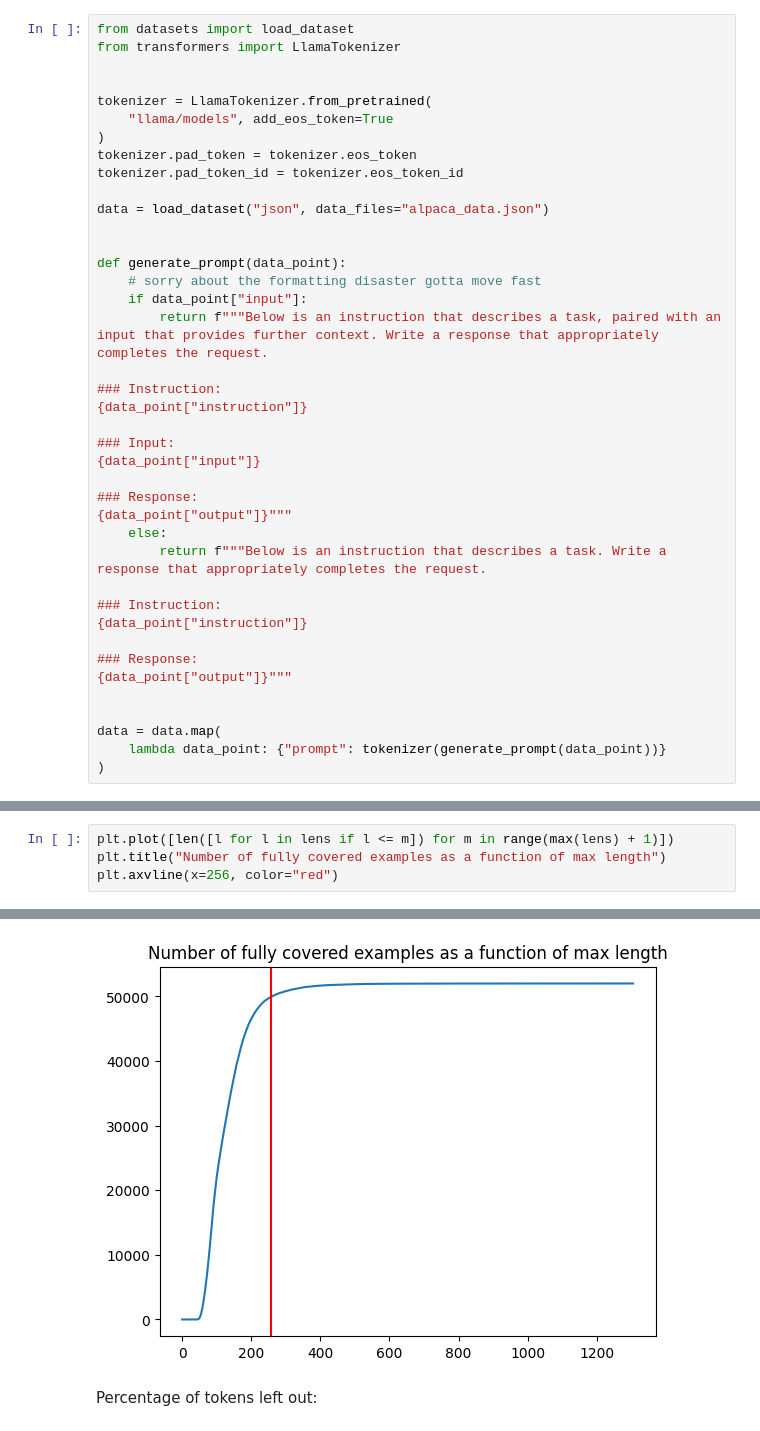
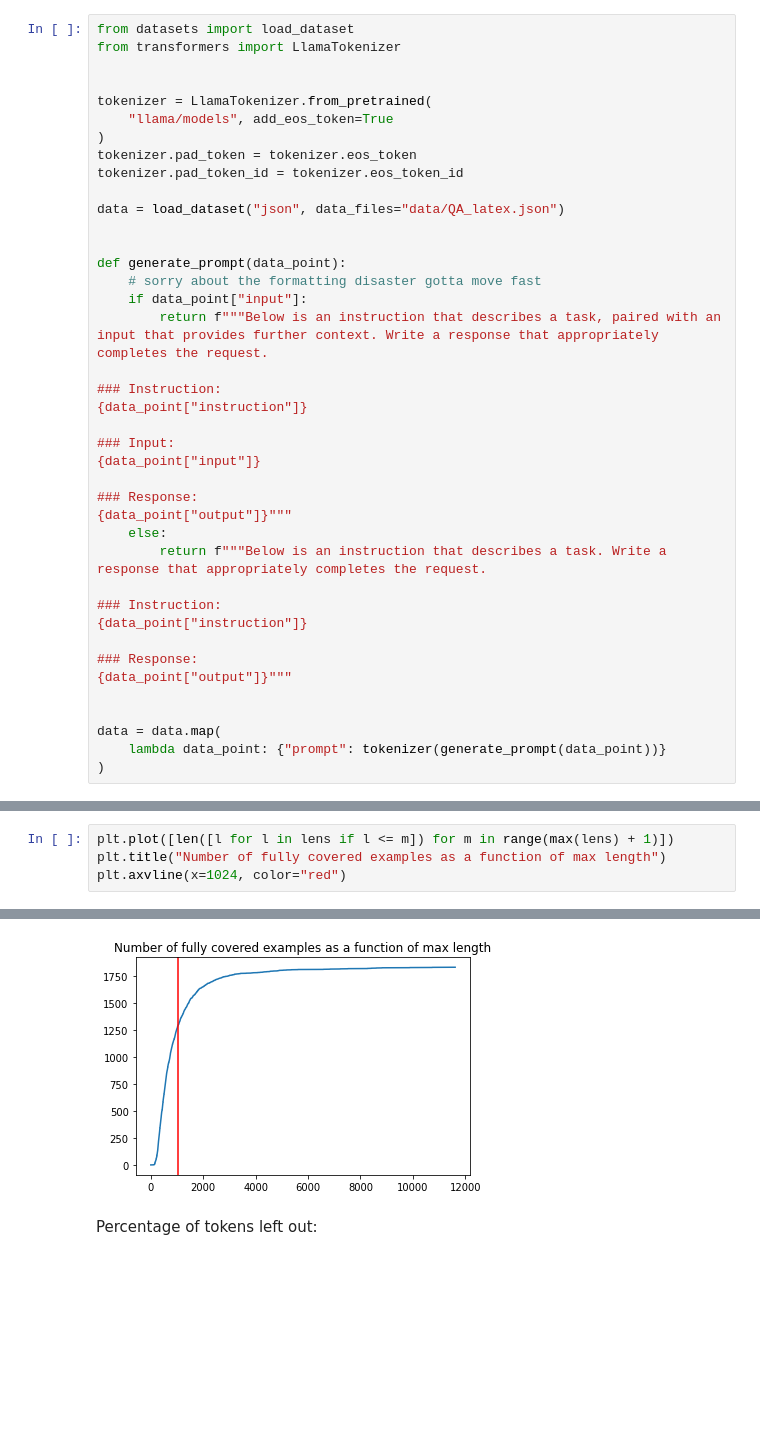
Before and after one commit to vateseif/alpaca-lora, a Jupyter notebook: lengths.ipynb, the cells around one changed output, grey strips where cells are left out. Cells and saved outputs as stored; diff of their text form; blank space fills up the shorter version.

```diff
--- a/lengths.ipynb
+++ b/lengths.ipynb
@@ -9,7 +9,7 @@ tokenizer = LlamaTokenizer.from_pretrained(
 tokenizer.pad_token = tokenizer.eos_token
 tokenizer.pad_token_id = tokenizer.eos_token_id
 
-data = load_dataset("json", data_files="alpaca_data.json")
+data = load_dataset("json", data_files="data/QA_latex.json")
 
 
 def generate_prompt(data_point):
@@ -70,10 +54,10 @@ plt.axvline(256, color="red")
 # %%
 plt.plot([len([l for l in lens if l <= m]) for m in range(max(lens) + 1)])
 plt.title("Number of fully covered examples as a function of max length")
-plt.axvline(x=256, color="red")
+plt.axvline(x=1024, color="red")
 # %% [output]
 <matplotlib.lines.Line2D at 0x...>
-[figure, old version]
+[figure, new version]
 # %% [markdown]
 Percentage of tokens left out:
 # %%
```
Also changed, not shown: parts of 5 cells of this notebook.
